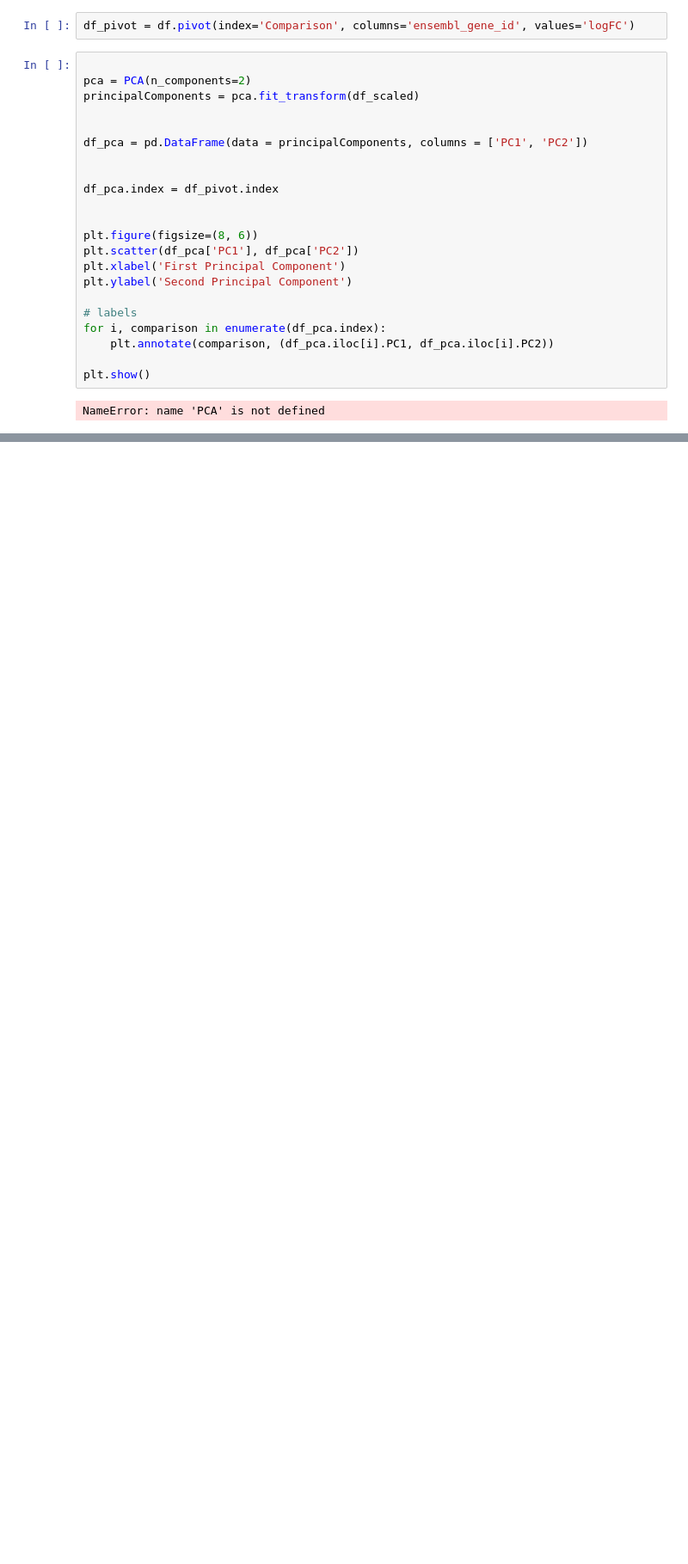
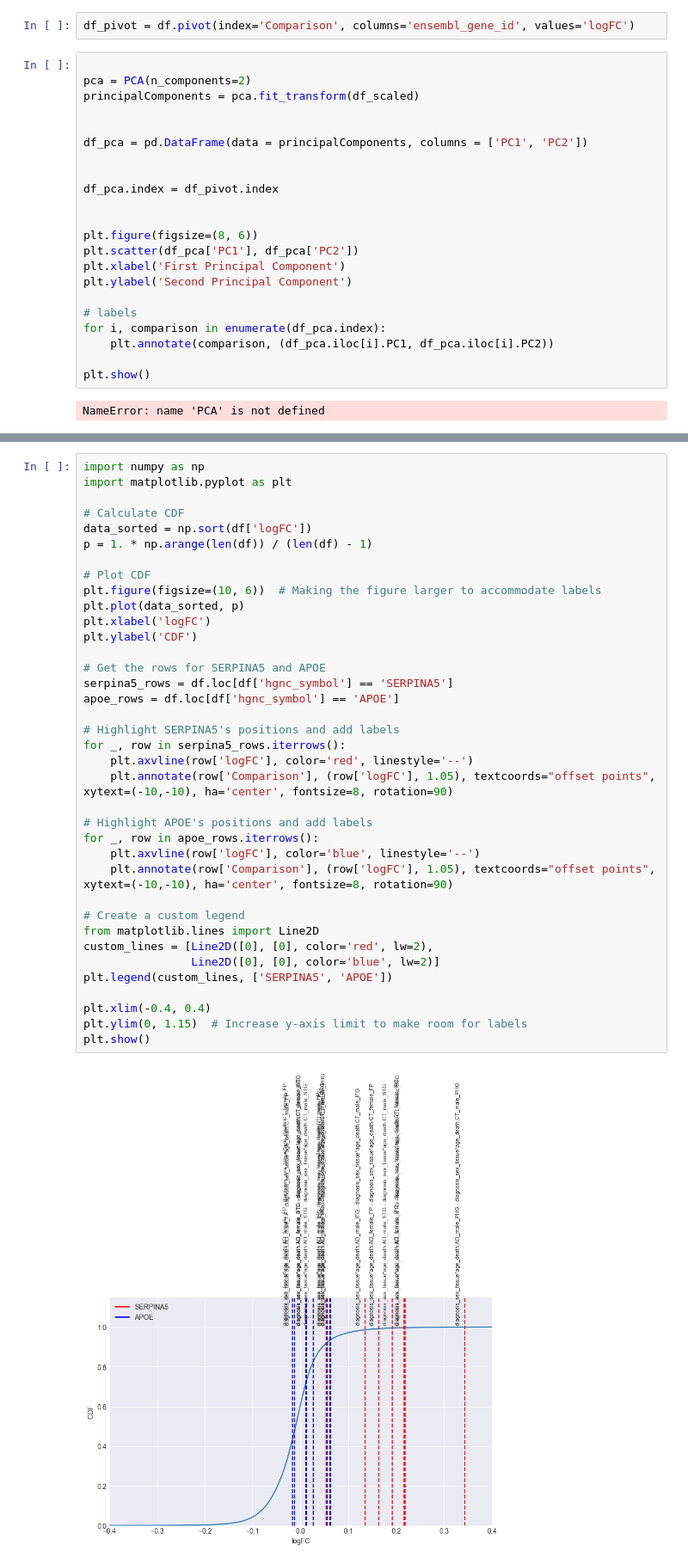
Before and after one commit to jamiecarnevale/GeneClassification-AD, a Jupyter notebook: exploring rnaseq MSBB.ipynb, the cells around one changed output, grey strips where cells are left out. Shown at 86% size. Cells and saved outputs as stored; diff of their text form; blank space fills up the shorter version.

```diff
--- a/exploring rnaseq MSBB.ipynb
+++ b/exploring rnaseq MSBB.ipynb
@@ -1603,0 +1684,39 @@ NameError: name 'PCA' is not defined
+# %%
+import numpy as np
+import matplotlib.pyplot as plt
+
+# Calculate CDF
+data_sorted = np.sort(df['logFC'])
+p = 1. * np.arange(len(df)) / (len(df) - 1)
+
+# Plot CDF
+plt.figure(figsize=(10, 6))  # Making the figure larger to accommodate labels
+plt.plot(data_sorted, p)
+plt.xlabel('logFC')
+plt.ylabel('CDF')
+
+# Get the rows for SERPINA5 and APOE
+serpina5_rows = df.loc[df['hgnc_symbol'] == 'SERPINA5']
+apoe_rows = df.loc[df['hgnc_symbol'] == 'APOE']
+
+# Highlight SERPINA5's positions and add labels
+for _, row in serpina5_rows.iterrows():
+    plt.axvline(row['logFC'], color='red', linestyle='--')
+    plt.annotate(row['Comparison'], (row['logFC'], 1.05), textcoords="offset points", xytext=(-10,-10), ha='center', fontsize=8, rotation=90)
+
+# Highlight APOE's positions and add labels
+for _, row in apoe_rows.iterrows():
+    plt.axvline(row['logFC'], color='blue', linestyle='--')
+    plt.annotate(row['Comparison'], (row['logFC'], 1.05), textcoords="offset points", xytext=(-10,-10), ha='center', fontsize=8, rotation=90)
+
+# Create a custom legend
+from matplotlib.lines import Line2D
+custom_lines = [Line2D([0], [0], color='red', lw=2),
+                Line2D([0], [0], color='blue', lw=2)]
+plt.legend(custom_lines, ['SERPINA5', 'APOE'])
+
+plt.xlim(-0.4, 0.4)
+plt.ylim(0, 1.15)  # Increase y-axis limit to make room for labels
+plt.show()
+# %% [output]
+[figure, added]
```
Also changed, not shown: parts of 3 cells of this notebook, 9 other files.
